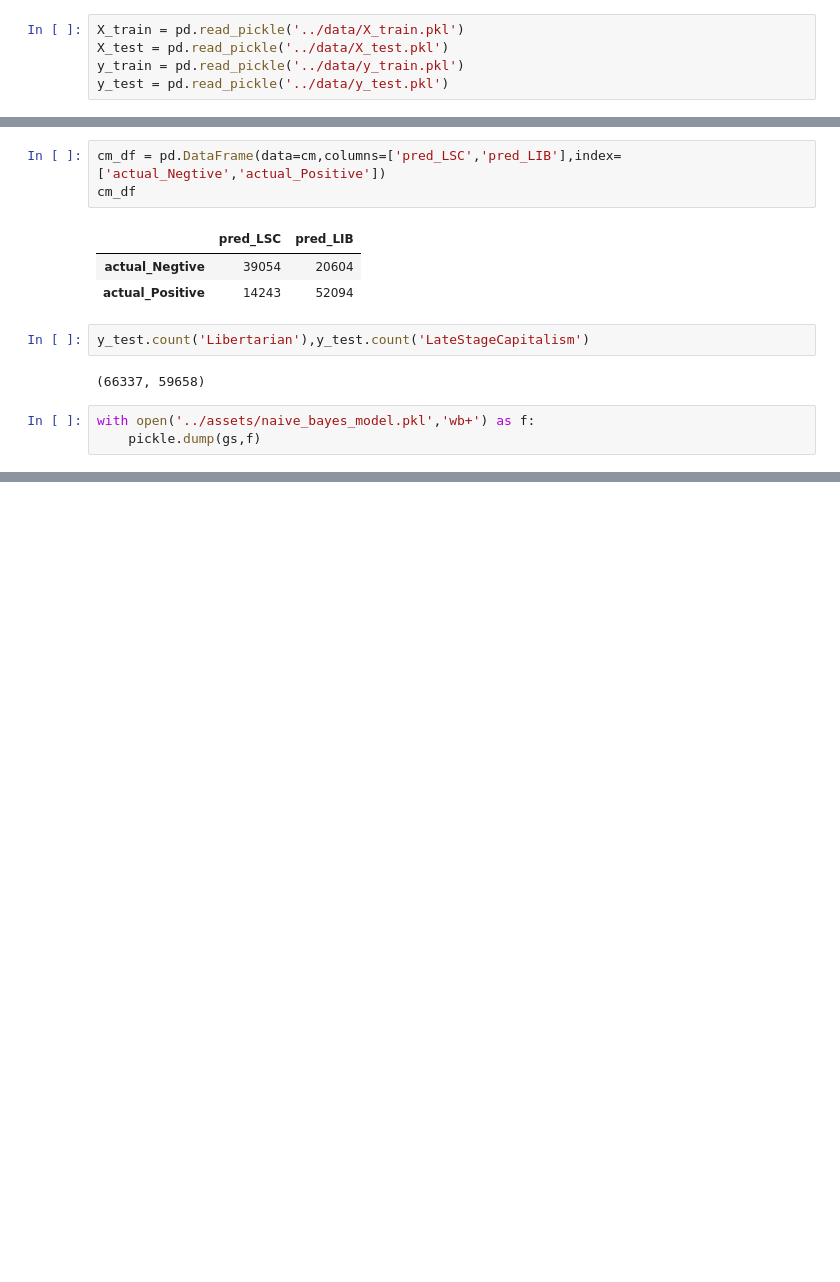
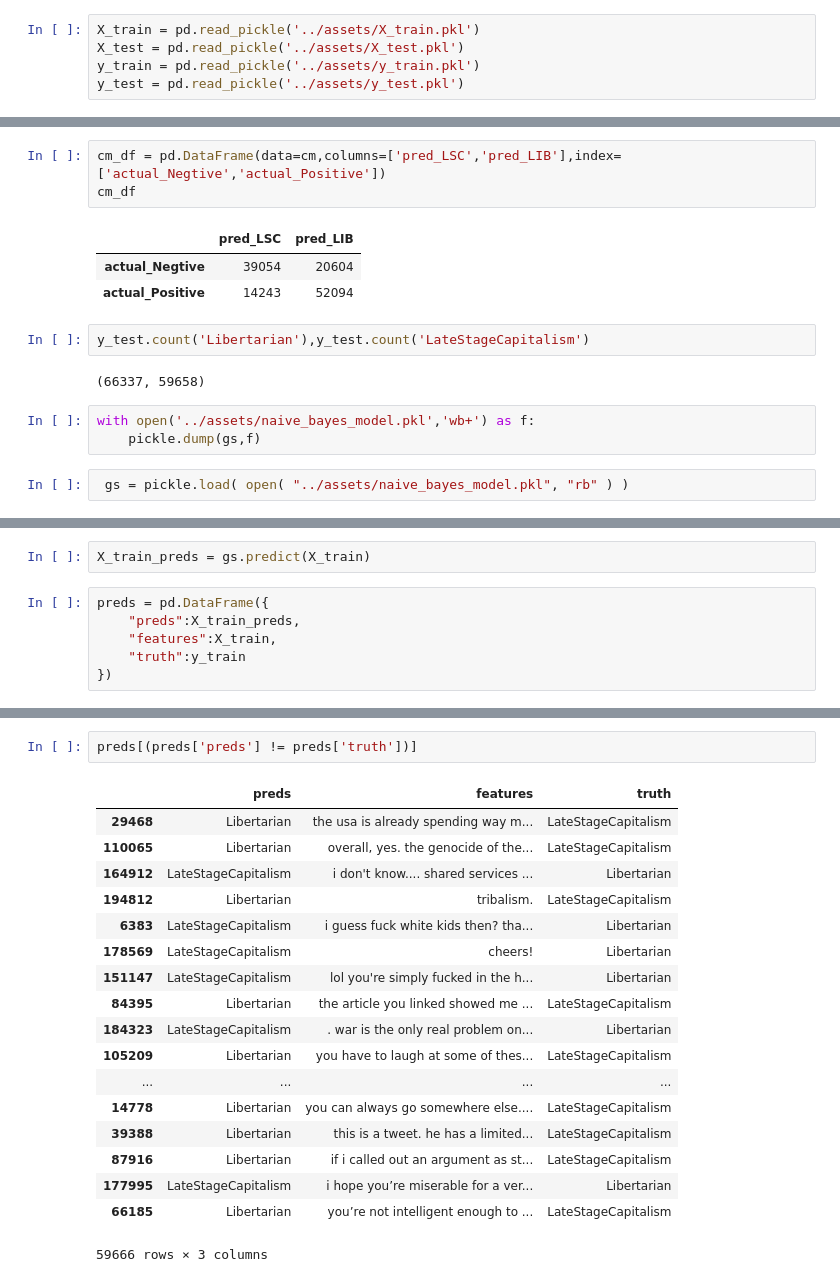
Before and after one commit to camarenad/subreddit_classification, a Jupyter notebook: daniel_camarena_la/models/naive_bayes_model.ipynb, the cells around one changed output, grey strips where cells are left out. Saved outputs shown, nothing was run; the diff lists cells and outputs as text; blank space fills up the shorter version.

```diff
--- a/daniel_camarena_la/models/naive_bayes_model.ipynb
+++ b/daniel_camarena_la/models/naive_bayes_model.ipynb
@@ -19,5 +22,5 @@ combined = pd.read_pickle('../data/combined.pkl')
 # %%
-X_train = pd.read_pickle('../data/X_train.pkl')
-X_test = pd.read_pickle('../data/X_test.pkl')
-y_train = pd.read_pickle('../data/y_train.pkl')
-y_test = pd.read_pickle('../data/y_test.pkl')
+X_train = pd.read_pickle('../assets/X_train.pkl')
+X_test = pd.read_pickle('../assets/X_test.pkl')
+y_train = pd.read_pickle('../assets/y_train.pkl')
+y_test = pd.read_pickle('../assets/y_test.pkl')
@@ -112,3 +134,5 @@ y_test.count('Libertarian'),y_test.count('LateStageCapitalism')
 # %%
 with open('../assets/naive_bayes_model.pkl','wb+') as f:
     pickle.dump(gs,f)
+# %%
+ gs = pickle.load( open( "../assets/naive_bayes_model.pkl", "rb" ) )
@@ -114,0 +199,8 @@ with open('../assets/naive_bayes_model.pkl','wb+') as f:
+# %%
+X_train_preds = gs.predict(X_train)
+# %%
+preds = pd.DataFrame({
+    "preds":X_train_preds,
+    "features":X_train,
+    "truth":y_train
+})
@@ -114,0 +216,21 @@ with open('../assets/naive_bayes_model.pkl','wb+') as f:
+# %%
+preds[(preds['preds'] != preds['truth'])]
+# %% [output]
+|  | preds | features | truth |
+| 29468 | Libertarian | the usa is already spending way m... | LateStageCapitalism |
+| 110065 | Libertarian | overall, yes. the genocide of the... | LateStageCapitalism |
+| 164912 | LateStageCapitalism | i don't know.... shared services ... | Libertarian |
+| 194812 | Libertarian | tribalism. | LateStageCapitalism |
+| 6383 | LateStageCapitalism | i guess fuck white kids then? tha... | Libertarian |
+| 178569 | LateStageCapitalism | cheers! | Libertarian |
+| 151147 | LateStageCapitalism | lol you're simply fucked in the h... | Libertarian |
+| 84395 | Libertarian | the article you linked showed me ... | LateStageCapitalism |
+| 184323 | LateStageCapitalism | . war is the only real problem on... | Libertarian |
+| 105209 | Libertarian | you have to laugh at some of thes... | LateStageCapitalism |
+| ... | ... | ... | ... |
+| 14778 | Libertarian | you can always go somewhere else.... | LateStageCapitalism |
+| 39388 | Libertarian | this is a tweet. he has a limited... | LateStageCapitalism |
+| 87916 | Libertarian | if i called out an argument as st... | LateStageCapitalism |
+| 177995 | LateStageCapitalism | i hope you’re miserable for a ver... | Libertarian |
+| 66185 | Libertarian | you’re not intelligent enough to ... | LateStageCapitalism |
+59666 rows × 3 columns
```
Also changed, not shown: parts of 23 cells of this notebook, 3 other files.
